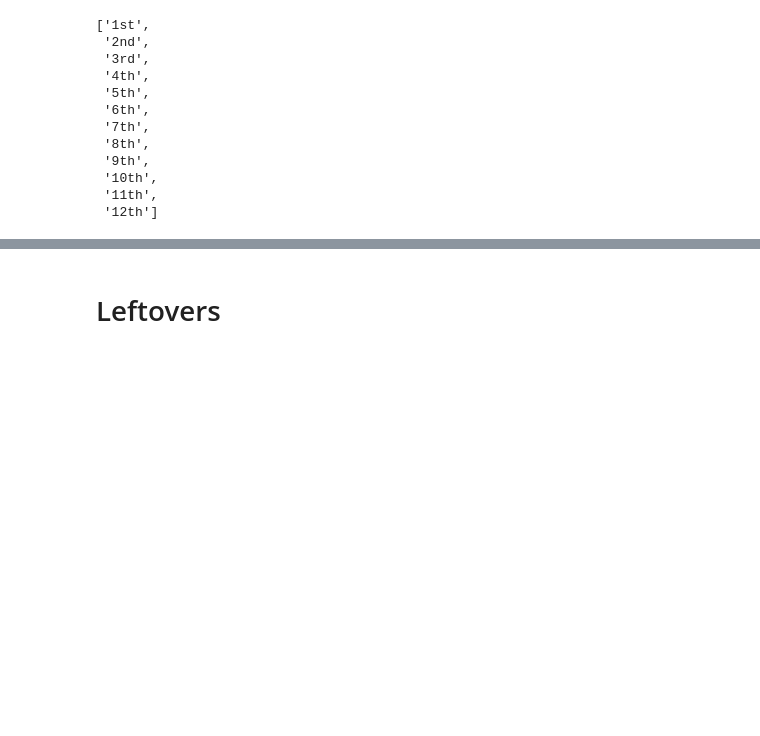
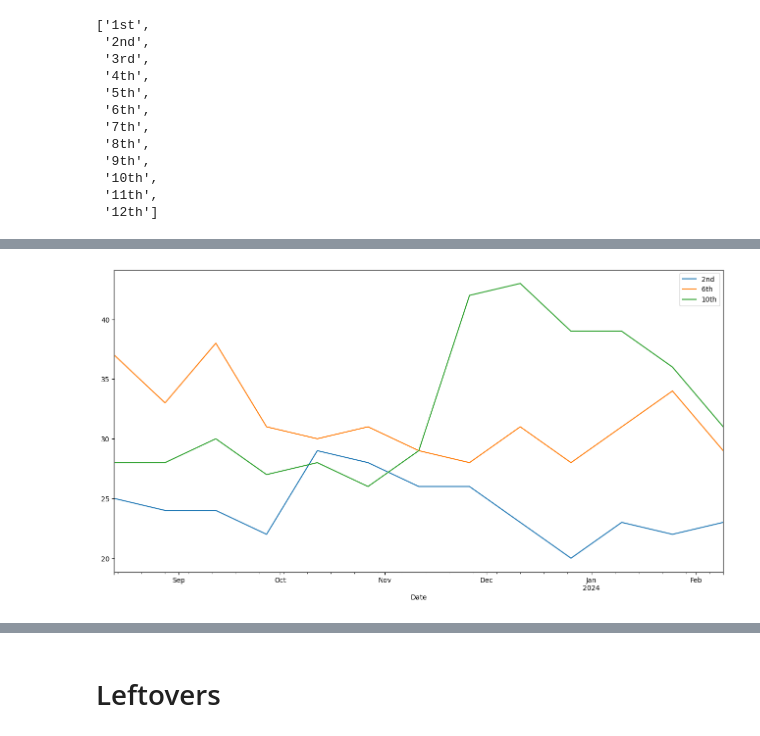
Before and after one commit to prithwis/parashar21, a Jupyter notebook: P21_45_11_AshtakVarga_Gochar_Series.ipynb, the cells around one changed output, grey strips where cells are left out. Drawn from its saved outputs; the diff is of its cells as text; code cells hidden in the pictures; blank space fills up the shorter version.

```diff
--- a/P21_45_11_AshtakVarga_Gochar_Series.ipynb
+++ b/P21_45_11_AshtakVarga_Gochar_Series.ipynb
@@ -569,0 +614,4 @@ df8V_Bhav
+# %%
+df8V_Bhav.plot(y=['2nd','6th','10th'], figsize = (16,8));
+# %% [output]
+[figure, added]
```
Also changed, not shown: parts of 19 cells of this notebook.
